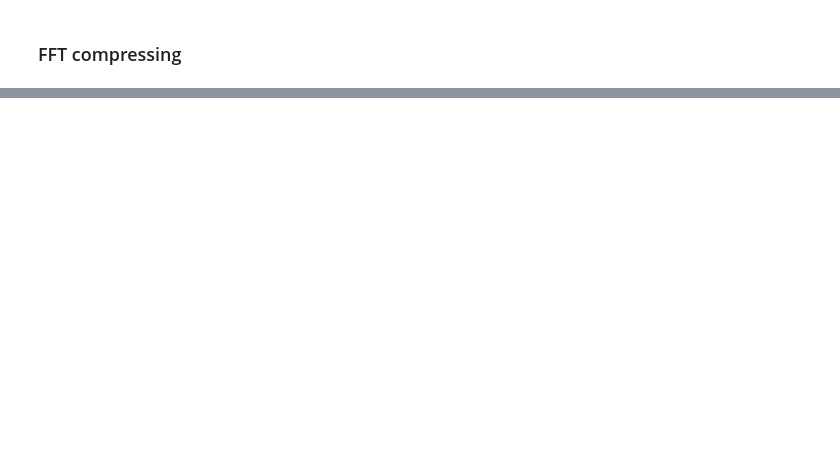
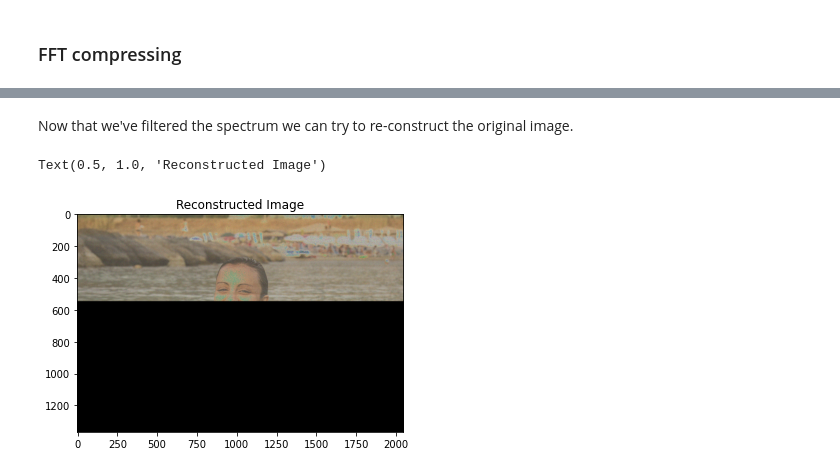
Before and after one commit to GiuliaLanzillotta/My-ML-exercises, a Jupyter notebook: Signal_processing.ipynb, the cells around one changed output, grey strips where cells are left out. Saved outputs shown, nothing was run; the diff lists cells and outputs as text; code cells hidden in the pictures; blank space fills up the shorter version.

```diff
--- a/Signal_processing.ipynb
+++ b/Signal_processing.ipynb
@@ -274,0 +307,9 @@ plt.imshow(spectrum)
+# %% [markdown]
+Now that we've filtered the spectrum we can try to re-construct the original image.
+# %%
+im_new = fftpack.ifft2(spectrum_filtered).real
+plt.imshow(im_new.astype("uint8"))
+plt.title('Reconstructed Image')
+# %% [output]
+Text(0.5, 1.0, 'Reconstructed Image')
+[figure, added]
```
Also changed, not shown: parts of 7 cells of this notebook.
